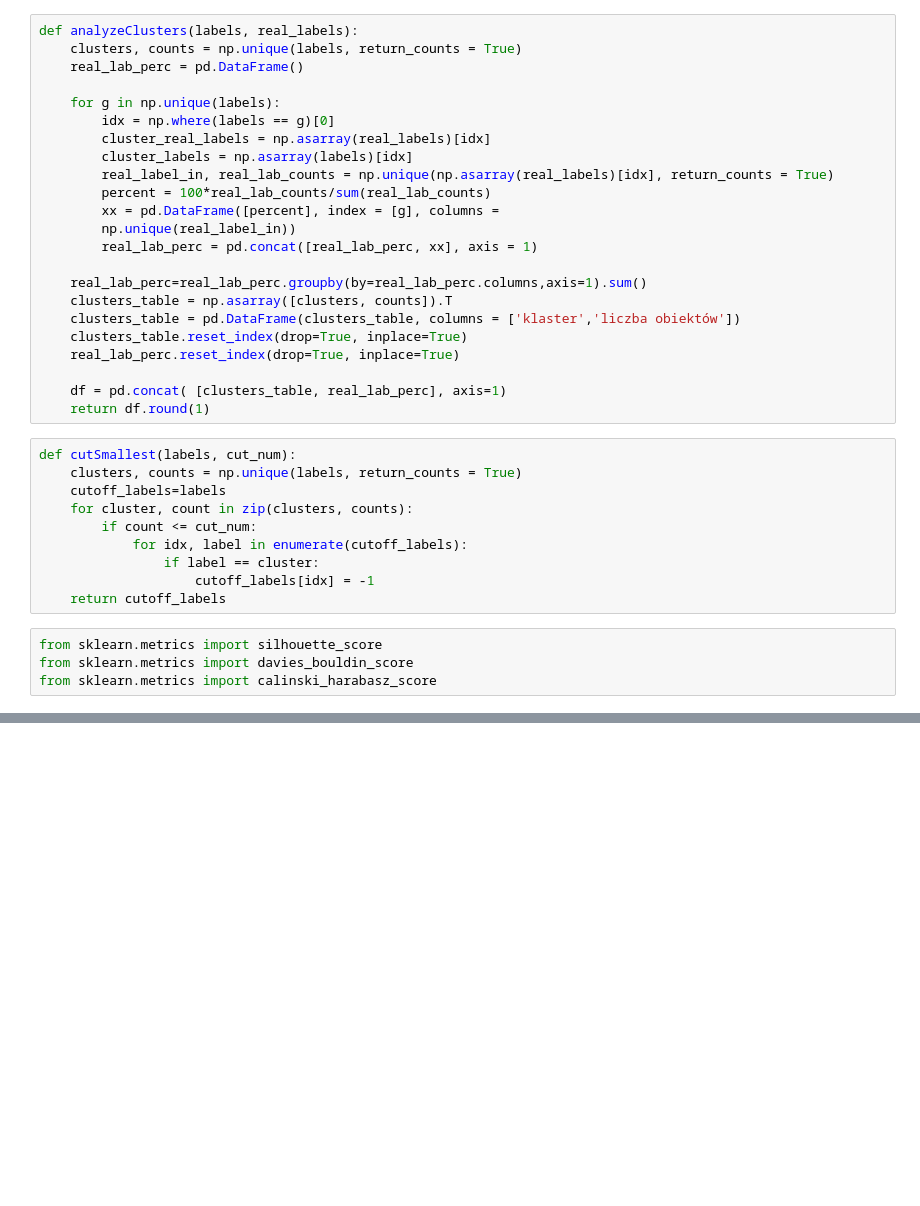
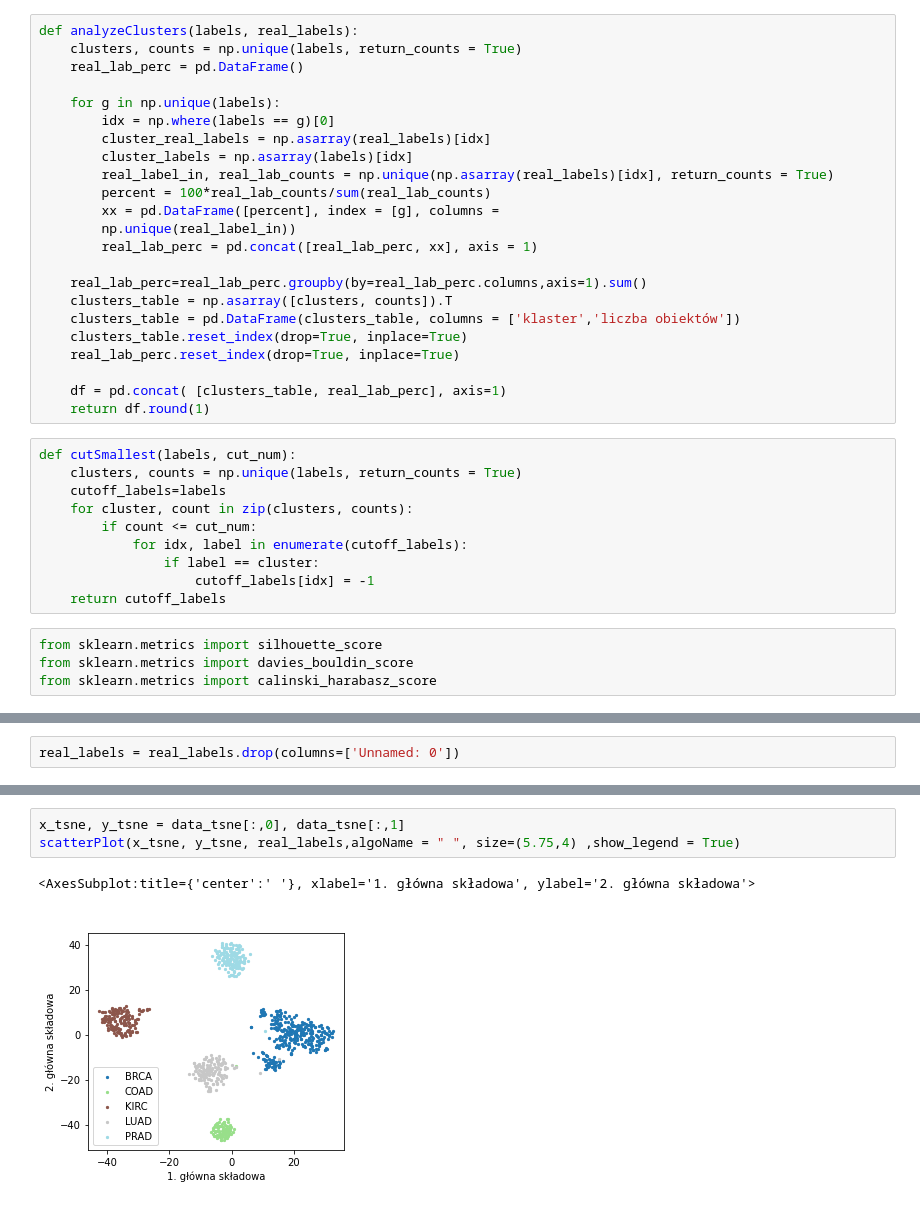
Before and after one commit to adrian-aleks/TCGA-clasterization, a Jupyter notebook: Jupyter/TCGA-clasterization/TCGA-clasterization.ipynb, the cells around one changed output, grey strips where cells are left out. Cells and saved outputs as stored; diff of their text form; blank space fills up the shorter version.

```diff
--- a/Jupyter/TCGA-clasterization/TCGA-clasterization.ipynb
+++ b/Jupyter/TCGA-clasterization/TCGA-clasterization.ipynb
@@ -110,0 +160,2 @@ from sklearn.metrics import calinski_harabasz_score
+# %%
+real_labels = real_labels.drop(columns=['Unnamed: 0'])
@@ -110,0 +274,6 @@ from sklearn.metrics import calinski_harabasz_score
+# %%
+x_tsne, y_tsne = data_tsne[:,0], data_tsne[:,1]
+scatterPlot(x_tsne, y_tsne, real_labels,algoName = " ", size=(5.75,4) ,show_legend = True)
+# %% [output]
+<AxesSubplot:title={'center':' '}, xlabel='1. główna składowa', ylabel='2. główna składowa'>
+[figure, added]
```
Also changed, not shown: parts of 68 cells of this notebook.
